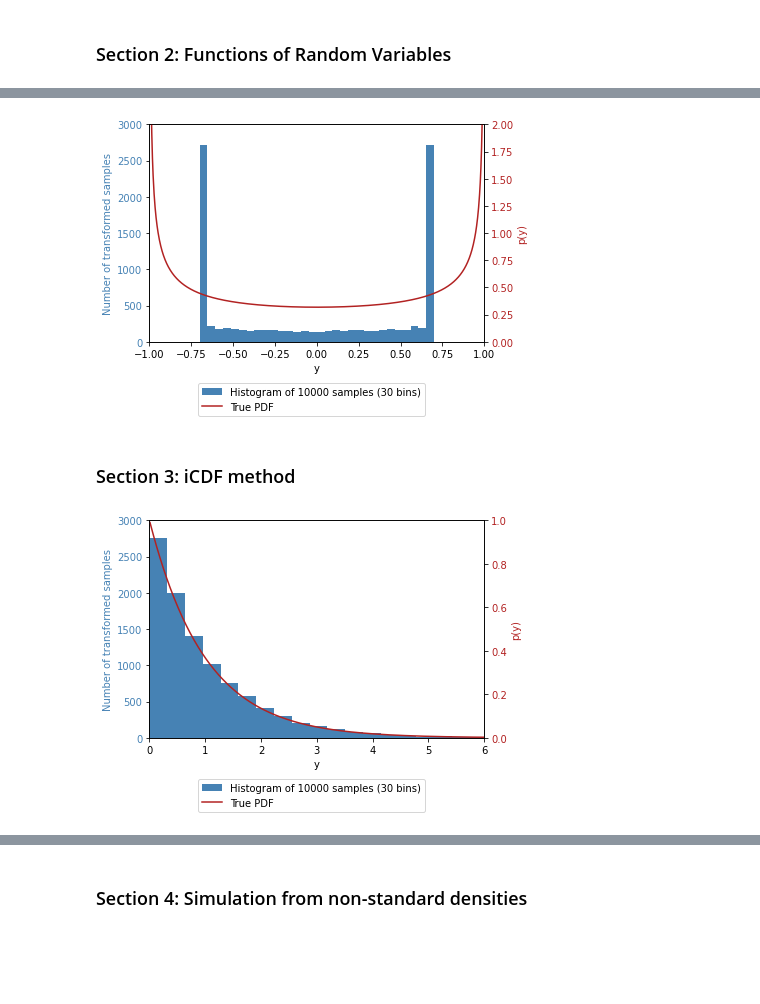
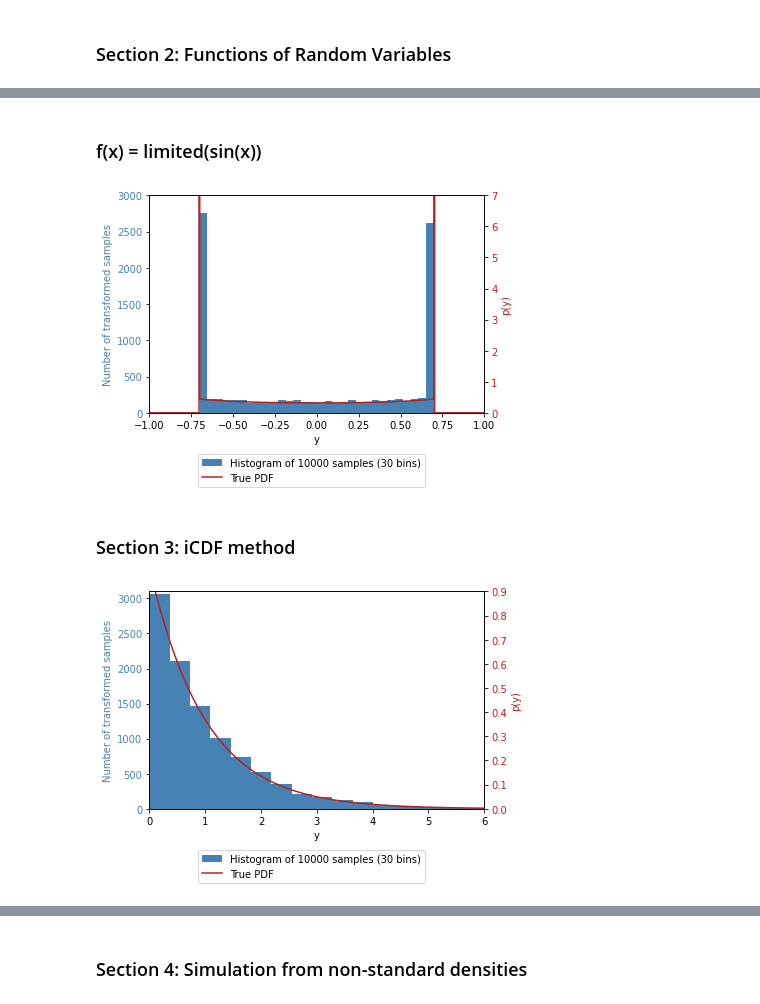
Before and after one commit to theo-brown/3f3-lab, a Jupyter notebook: Jupyter Notebook.ipynb, the cells around one changed output, grey strips where cells are left out. Saved outputs shown, nothing was run; the diff lists cells and outputs as text; code cells hidden in the pictures; blank space fills up the shorter version.

```diff
--- a/Jupyter Notebook.ipynb
+++ b/Jupyter Notebook.ipynb
@@ -267,43 +275,53 @@ plt.savefig('figures/sinusoidal_function_of_gaussian.png', bbox_inches='tight')
+# %% [markdown]
+### f(x) = limited(sin(x))
 # %%
-# p(x) = U(0, 2 pi)
-# y = f(x) = min(sin(x), 0.7)
-# p(y) = 1/(pi*sqrt(1-y^2))
 fig, ax1 = plt.subplots()
 
 Y = np.clip(np.sin(X_uniform[:10000]*2*np.pi), -0.7, 0.7)
 ax1.hist(Y, bins=30, color=color1, label='Histogram of 10000 samples (30 bins)')
 ax1.set_xlabel('y')
 ax1.set_ylabel('Number of transformed samples', color=color1)
 ax1.tick_params(axis='y', labelcolor=color1)
 ax1.set_ylim(0, 3000)
 
 
 ax2 = ax1.twinx()
-y = np.linspace(-0.99, 0.99, 1000)
-pdf = 1 / (np.pi * np.sqrt(1 - y**2))
-ax2.plot(y, pdf, color=color2, label='True PDF')
+y = np.linspace(-1, 1, 1000)
+
+def pdf(y):
+    return 1 / (np.pi * np.sqrt(1 - y**2))
+
+ax2.plot(y,
+         np.piecewise(y,
+                      [np.abs(y) > 0.7,
+                       np.abs(np.abs(y) - 0.7) < 0.002,
+                       np.abs(y) < 0.7],
+                      [0,
+                       9e99,
+                       pdf]),
+         color=color2, label='True PDF')
 ax2.set_ylabel('p(y)', color=color2)
 ax2.tick_params(axis='y', labelcolor=color2)
-ax2.set_ylim(0, 2)
+ax2.set_ylim(0, 7)
 ax2.set_xlim(-1, 1)
 
 fig.legend(loc='upper center', bbox_to_anchor=(0.5, 0))
 
-plt.savefig('figures/sinusoidal_function_of_gaussian.png', bbox_inches='tight')
+plt.savefig('figures/limited_sinusoidal_function_of_uniform.png', bbox_inches='tight')
 # %% [output]
-[figure, old version]
+[figure, new version]
 # %% [markdown]
 ### Section 3: iCDF method
 # %%
 fig, ax1 = plt.subplots()
 
-Y = -np.log(1 - X_uniform[:10000])
+Y = -np.log(1 - X_uniform)
 
-ax1.hist(Y, bins=30, color=color1, label='Histogram of 10000 samples (30 bins)')
+ax1.hist(Y, bins=30, color=color1, label=f'Histogram of {len(Y)} samples (30 bins)')
 ax1.set_xlabel('y')
 ax1.set_ylabel('Number of transformed samples', color=color1)
 ax1.tick_params(axis='y', labelcolor=color1)
-ax1.set_ylim(0, 3000)
+ax1.set_ylim(0, 3100)
 
 
 ax2 = ax1.twinx()
@@ -312,11 +330,11 @@ pdf = np.exp(-x)
 ax2.plot(x, pdf, color=color2, label='True PDF')
 ax2.set_ylabel('p(y)', color=color2)
 ax2.tick_params(axis='y', labelcolor=color2)
-ax2.set_ylim(0, 1)
+ax2.set_ylim(0, 0.9)
 ax2.set_xlim(0, 6)
 
 fig.legend(loc='upper center', bbox_to_anchor=(0.5, 0))
 
 plt.savefig('figures/icdf_exponential.png', bbox_inches='tight')
 # %% [output]
-[figure, old version]
+[figure, new version]
```
Also changed, not shown: parts of 19 cells of this notebook, 27 other files.
